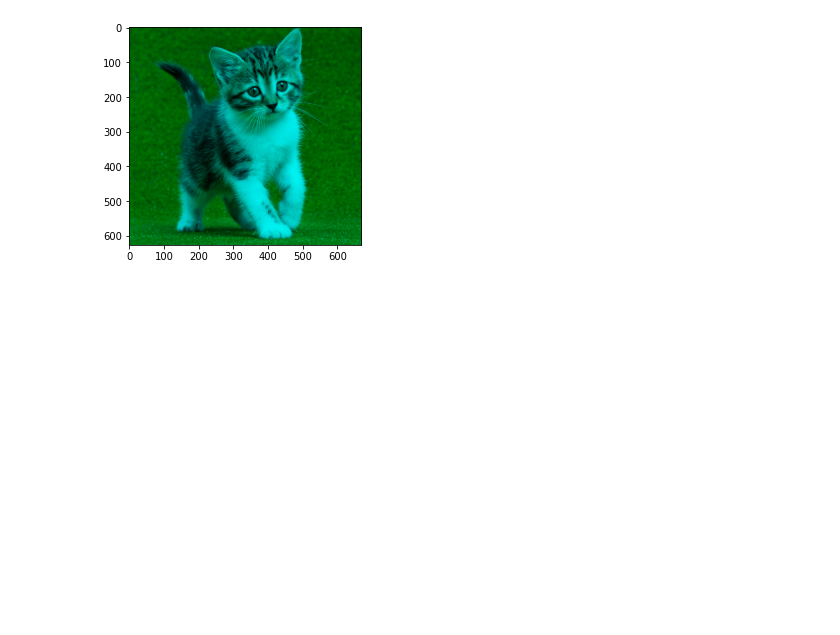
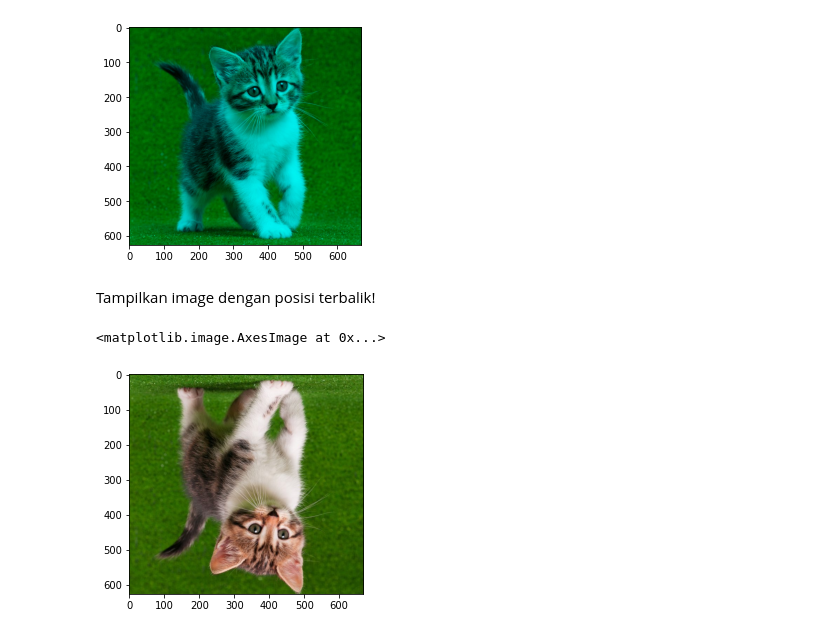
Before and after one commit to RianNura15/PCVK_2022, a Jupyter notebook: Jobsheet2_Modul2.ipynb, the cells around one changed output. Cells and saved outputs as stored; diff of their text form; code cells hidden in the pictures; blank space fills up the shorter version.

```diff
--- a/Jobsheet2_Modul2.ipynb
+++ b/Jobsheet2_Modul2.ipynb
@@ -167,3 +167,13 @@ plt.imshow(img3)
 # %% [output]
 <matplotlib.image.AxesImage at 0x...>
 [figure]
+# %% [markdown]
+Tampilkan image dengan posisi terbalik!
+# %%
+img5 = cv.flip(cv.cvtColor(img, cv.COLOR_BGR2RGB),0)
+fig = plt.figure(figsize=(4.2,4.2))
+ax = fig.add_subplot(111)
+ax.imshow(img5)
+# %% [output]
+<matplotlib.image.AxesImage at 0x...>
+[figure, added]
```
Also changed, not shown: parts of 3 cells of this notebook.
